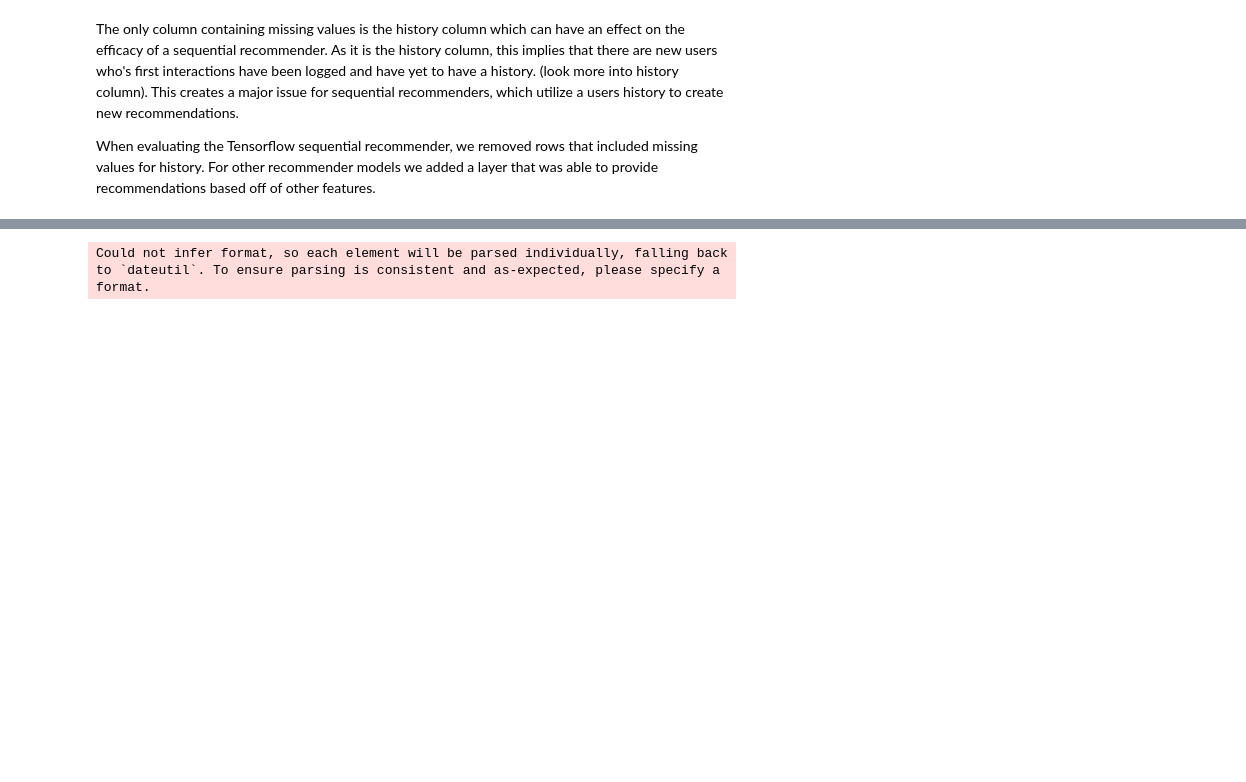
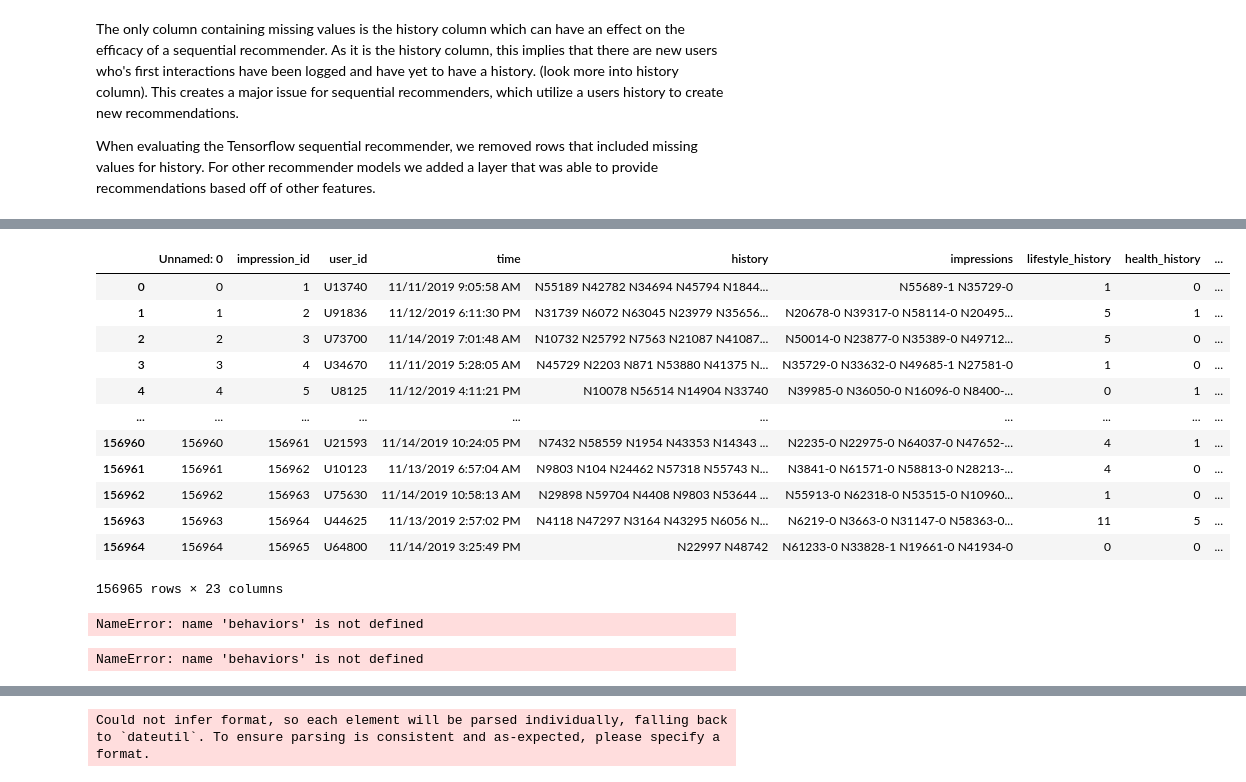
Before and after one commit to nicholas-rf/RecommenderProject, a Jupyter notebook: ExploratoryAnalysis/eda_report.ipynb, the cells around one changed output, grey strips where cells are left out. Saved outputs shown, nothing was run; the diff lists cells and outputs as text; code cells hidden in the pictures; blank space fills up the shorter version.

```diff
--- a/ExploratoryAnalysis/eda_report.ipynb
+++ b/ExploratoryAnalysis/eda_report.ipynb
@@ -152,0 +190,27 @@ While we are experiementing on density of categories and their popularities, the
+# %%
+behaviors.rename(columns={column : column + "_history" for column in category_popularity.columns.to_list()}, inplace=True)
+behaviors
+# %% [output]
+|  | Unnamed: 0 | impression_id | user_id | time | history | impressions | lifestyle_history | health_history | ... |
+| 0 | 0 | 1 | U13740 | 11/11/2019 9:05:58 AM | N55189 N42782 N34694 N45794 N1844... | N55689-1 N35729-0 | 1 | 0 | ... |
+| 1 | 1 | 2 | U91836 | 11/12/2019 6:11:30 PM | N31739 N6072 N63045 N23979 N35656... | N20678-0 N39317-0 N58114-0 N20495... | 5 | 1 | ... |
+| 2 | 2 | 3 | U73700 | 11/14/2019 7:01:48 AM | N10732 N25792 N7563 N21087 N41087... | N50014-0 N23877-0 N35389-0 N49712... | 5 | 0 | ... |
+| 3 | 3 | 4 | U34670 | 11/11/2019 5:28:05 AM | N45729 N2203 N871 N53880 N41375 N... | N35729-0 N33632-0 N49685-1 N27581-0 | 1 | 0 | ... |
+| 4 | 4 | 5 | U8125 | 11/12/2019 4:11:21 PM | N10078 N56514 N14904 N33740 | N39985-0 N36050-0 N16096-0 N8400-... | 0 | 1 | ... |
+| ... | ... | ... | ... | ... | ... | ... | ... | ... | ... |
+| 156960 | 156960 | 156961 | U21593 | 11/14/2019 10:24:05 PM | N7432 N58559 N1954 N43353 N14343 ... | N2235-0 N22975-0 N64037-0 N47652-... | 4 | 1 | ... |
+| 156961 | 156961 | 156962 | U10123 | 11/13/2019 6:57:04 AM | N9803 N104 N24462 N57318 N55743 N... | N3841-0 N61571-0 N58813-0 N28213-... | 4 | 0 | ... |
+| 156962 | 156962 | 156963 | U75630 | 11/14/2019 10:58:13 AM | N29898 N59704 N4408 N9803 N53644 ... | N55913-0 N62318-0 N53515-0 N10960... | 1 | 0 | ... |
+| 156963 | 156963 | 156964 | U44625 | 11/13/2019 2:57:02 PM | N4118 N47297 N3164 N43295 N6056 N... | N6219-0 N3663-0 N31147-0 N58363-0... | 11 | 5 | ... |
+| 156964 | 156964 | 156965 | U64800 | 11/14/2019 3:25:49 PM | N22997 N48742 | N61233-0 N33828-1 N19661-0 N41934-0 | 0 | 0 | ... |
+156965 rows × 23 columns
+# %%
+behaviors[category_popularity.columns.to_list()] = behaviors.apply(lambda row : get_hourly_popularity(row, False), axis='columns', result_type='expand')
+behaviors.rename(columns={column : column + "_impression" for column in category_popularity.columns.to_list()}, inplace=True)
+behaviors
+# %% [output]
+NameError: name 'behaviors' is not defined
+# %%
+behaviors
+# %% [output]
+NameError: name 'behaviors' is not defined
```
Also changed, not shown: parts of 23 cells of this notebook, 2 other files.
